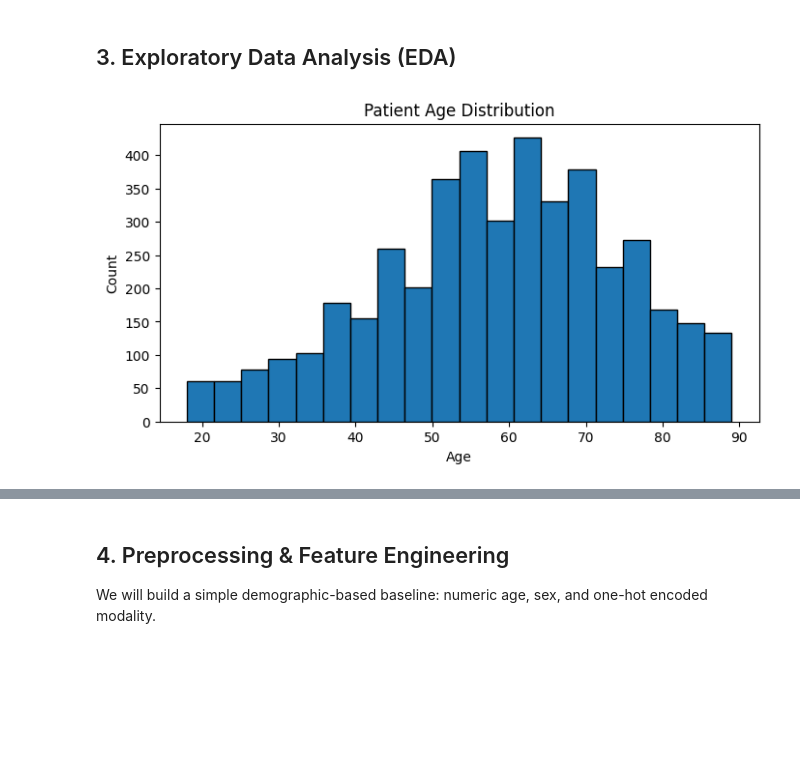
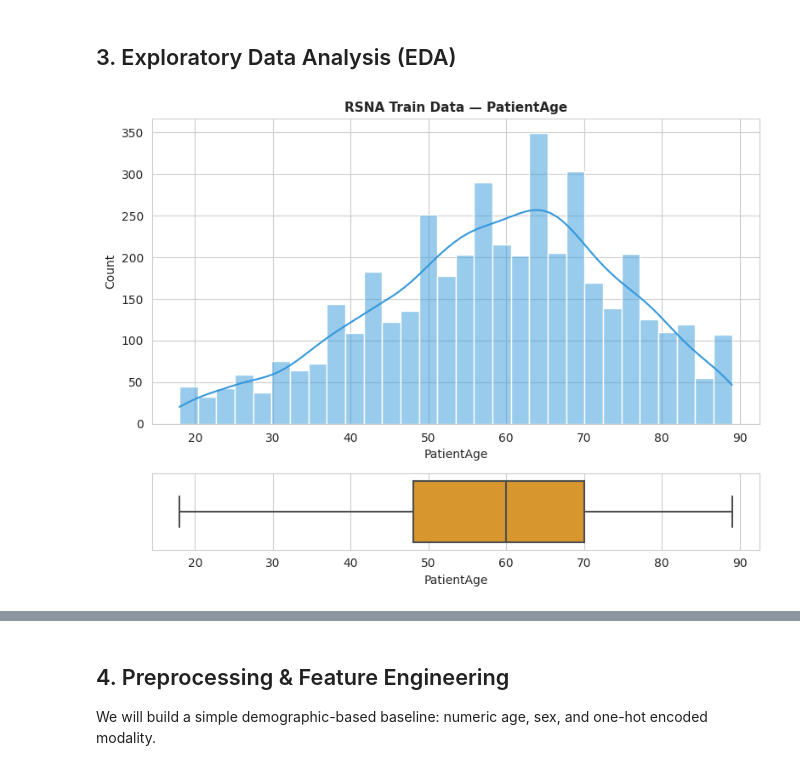
Before and after one commit to Niilsa/RSNA-Intracranial-Aneurysm-Detection, a Jupyter notebook: baseline.ipynb, the cells around one changed output, grey strips where cells are left out. Saved outputs shown, nothing was run; the diff lists cells and outputs as text; code cells hidden in the pictures; blank space fills up the shorter version.

```diff
--- a/baseline.ipynb
+++ b/baseline.ipynb
@@ -40,18 +49,26 @@ Number of training series: 4348
 Number of localization rows: 2254
 # %% [markdown]
 ## 3. Exploratory Data Analysis (EDA)
-# %%
-# 3.1 Age distribution overall
-# Ensure we treat PatientAge as string before splitting
-df_age = train['PatientAge'].astype(str)
-age_vals = df_age.str.split(' - ').str[0].astype(float)
-
-plt.figure(figsize=(8,4))
-plt.hist(age_vals, bins=20, edgecolor='k')
-plt.title('Patient Age Distribution')
-plt.xlabel('Age')
-plt.ylabel('Count')
-plt.show()
-# %% [output]
-[figure, removed]
+# %%
+def plot_age_distribution(data, column='PatientAge', title='RSNA Train Data'):
+    sns.set_style('whitegrid')
+
+    fig, axes = plt.subplots(2, 1, figsize=(8, 6), height_ratios=[4, 1])
+
+    # Histogram
+    sns.histplot(data[column], bins=30, kde=True, color='#3498db', ax=axes[0])
+    axes[0].set_title(f"{title} — {column}", fontsize=11, fontweight='bold')
+    axes[0].set_xlabel(column)
+    axes[0].set_ylabel("Count")
+
+    # Boxplot
+    sns.boxplot(x=data[column], color='#f39c12', ax=axes[1])
+    axes[1].set_xlabel(column)
+
+    plt.tight_layout()
+    plt.show()
+# %%
+plot_age_distribution(train_df)
+# %% [output]
+[figure, added]
 # %%
```
Also changed, not shown: parts of 23 cells of this notebook.
